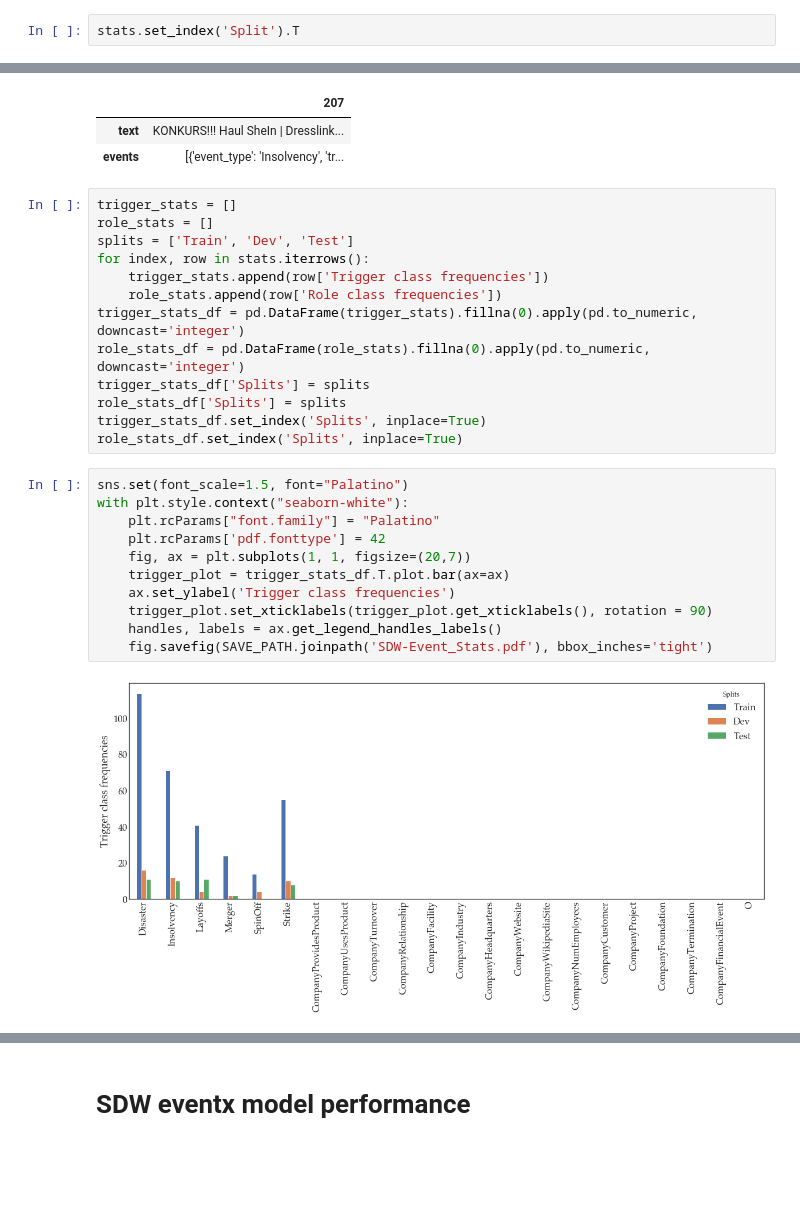
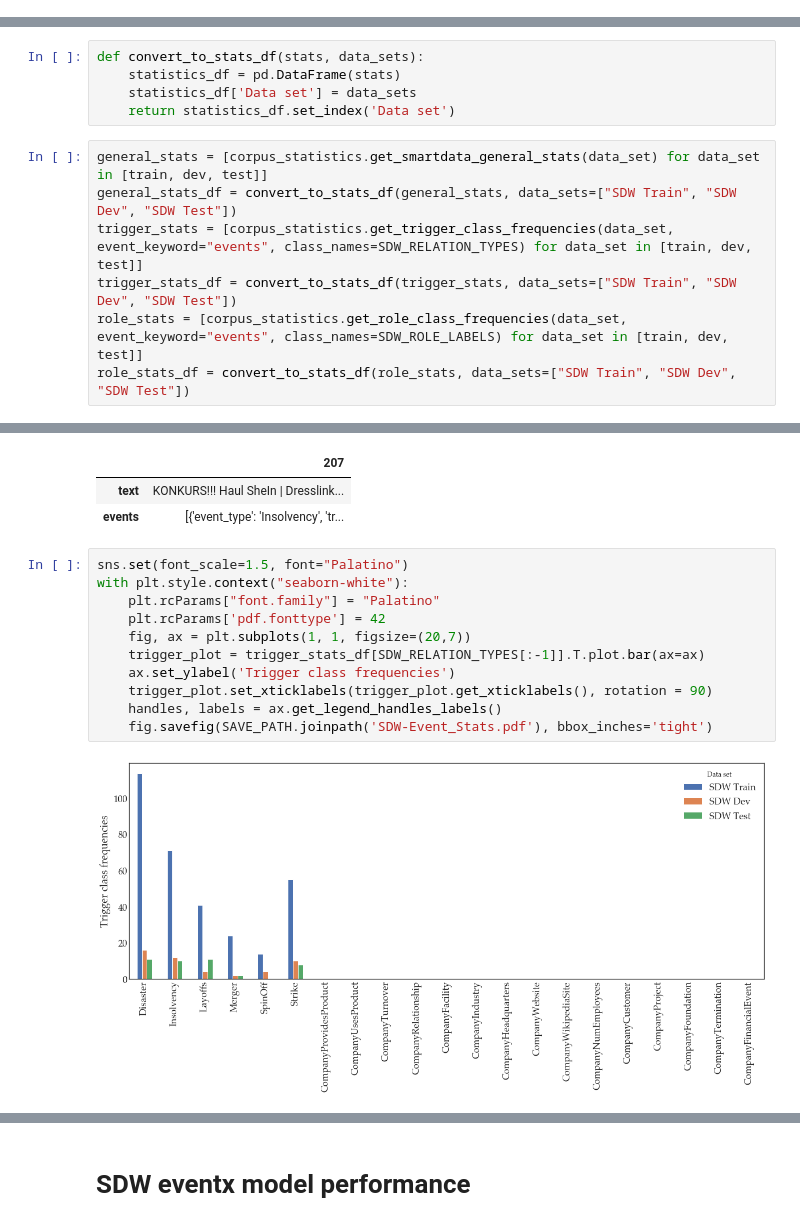
Before and after one commit to DFKI-NLP/eventx, a Jupyter notebook: analysis/notebooks/eventx_sdw_analysis.ipynb, the cells around one changed output, grey strips where cells are left out. Saved outputs shown, nothing was run; the diff lists cells and outputs as text; blank space fills up the shorter version.

Commit message:
Refactor corpus_statistics.py and update notebooks

```diff
--- a/analysis/notebooks/eventx_sdw_analysis.ipynb
+++ b/analysis/notebooks/eventx_sdw_analysis.ipynb
@@ -50,2 +26,0 @@ stats = pd.DataFrame([train_stats, dev_stats, test_stats])
-# %%
-stats.set_index('Split').T
@@ -67,0 +27,12 @@ stats.set_index('Split').T
+# %%
+def convert_to_stats_df(stats, data_sets):
+    statistics_df = pd.DataFrame(stats)
+    statistics_df['Data set'] = data_sets
+    return statistics_df.set_index('Data set')
+# %%
+general_stats = [corpus_statistics.get_smartdata_general_stats(data_set) for data_set in [train, dev, test]]
+general_stats_df = convert_to_stats_df(general_stats, data_sets=["SDW Train", "SDW Dev", "SDW Test"])
+trigger_stats = [corpus_statistics.get_trigger_class_frequencies(data_set, event_keyword="events", class_names=SDW_RELATION_TYPES) for data_set in [train, dev, test]]
+trigger_stats_df = convert_to_stats_df(trigger_stats, data_sets=["SDW Train", "SDW Dev", "SDW Test"])
+role_stats = [corpus_statistics.get_role_class_frequencies(data_set, event_keyword="events", class_names=SDW_ROLE_LABELS) for data_set in [train, dev, test]]
+role_stats_df = convert_to_stats_df(role_stats, data_sets=["SDW Train", "SDW Dev", "SDW Test"])
@@ -85,32 +70,19 @@ with pd.option_context('display.max_colwidth', None):
 |  | 207 |
 | text | KONKURS!!! Haul SheIn | Dresslink... |
 | events | [{'event_type': 'Insolvency', 'tr... |
-# %%
-trigger_stats = []
-role_stats = []
-splits = ['Train', 'Dev', 'Test']
-for index, row in stats.iterrows():
-    trigger_stats.append(row['Trigger class frequencies'])
-    role_stats.append(row['Role class frequencies'])
-trigger_stats_df = pd.DataFrame(trigger_stats).fillna(0).apply(pd.to_numeric, downcast='integer')
-role_stats_df = pd.DataFrame(role_stats).fillna(0).apply(pd.to_numeric, downcast='integer')
-trigger_stats_df['Splits'] = splits
-role_stats_df['Splits'] = splits
-trigger_stats_df.set_index('Splits', inplace=True)
-role_stats_df.set_index('Splits', inplace=True)
 # %%
 sns.set(font_scale=1.5, font="Palatino")
 with plt.style.context("seaborn-white"):
     plt.rcParams["font.family"] = "Palatino"
     plt.rcParams['pdf.fonttype'] = 42
     fig, ax = plt.subplots(1, 1, figsize=(20,7))
-    trigger_plot = trigger_stats_df.T.plot.bar(ax=ax)
+    trigger_plot = trigger_stats_df[SDW_RELATION_TYPES[:-1]].T.plot.bar(ax=ax)
     ax.set_ylabel('Trigger class frequencies')
     trigger_plot.set_xticklabels(trigger_plot.get_xticklabels(), rotation = 90)
     handles, labels = ax.get_legend_handles_labels()
     fig.savefig(SAVE_PATH.joinpath('SDW-Event_Stats.pdf'), bbox_inches='tight')
 # %% [output]
-[figure, old version]
+[figure, new version]
 # %%
 sns.set(font_scale=1.5, font="Palatino")
 with plt.style.context("seaborn-white"):
```
Also changed, not shown: parts of 12 cells of this notebook, 3 other files.
